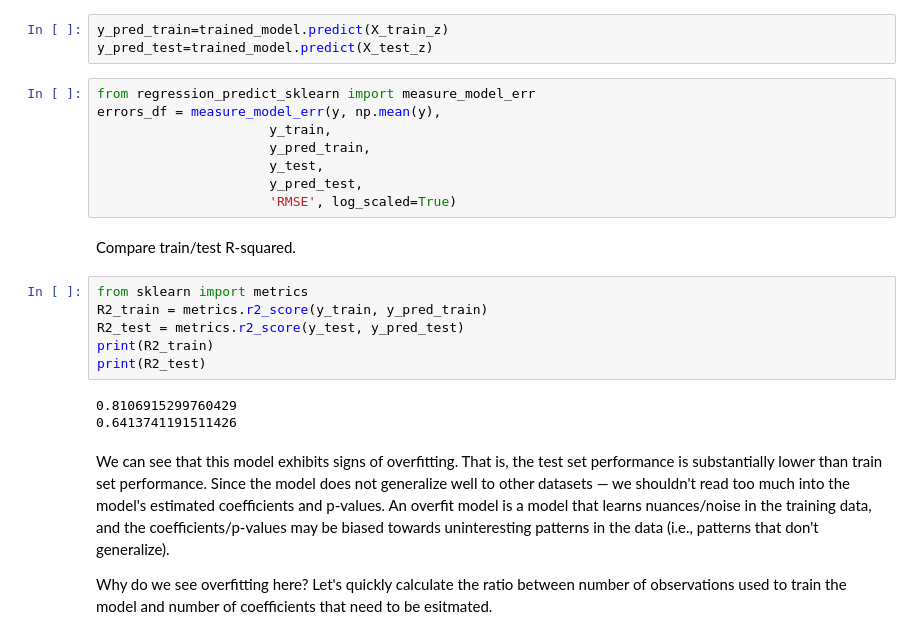
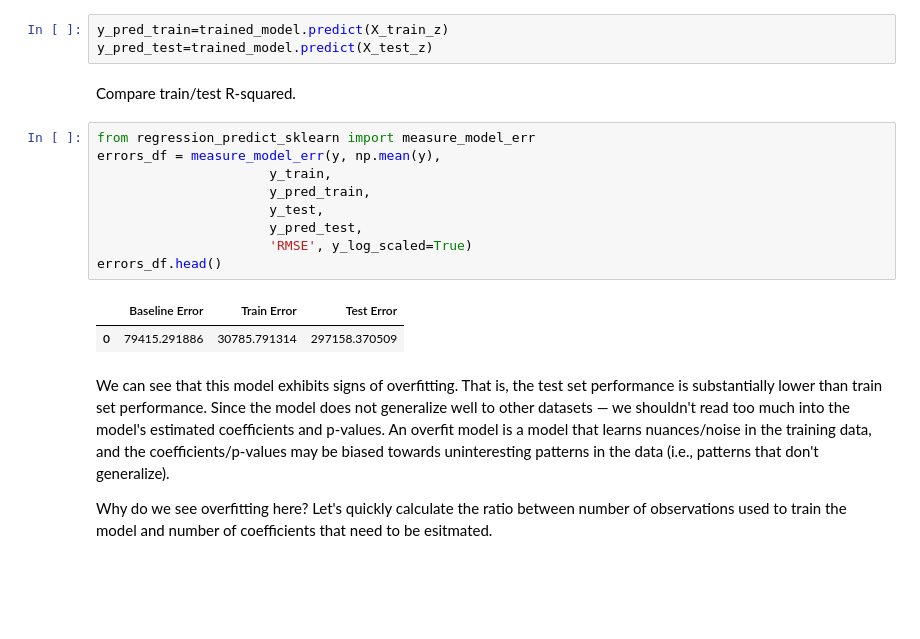
Before and after one commit to carpentries-incubator/high-dimensional-analysis-in-python, a Jupyter notebook: code/04-Relevant-predictors-and-coef-bias.ipynb, the cells around one changed output. Cells and saved outputs as stored; diff of their text form; blank space fills up the shorter version.

```diff
--- a/code/04-Relevant-predictors-and-coef-bias.ipynb
+++ b/code/04-Relevant-predictors-and-coef-bias.ipynb
@@ -448,25 +448,20 @@ Get model predictions on train and test sets.
 # %%
 y_pred_train=trained_model.predict(X_train_z)
 y_pred_test=trained_model.predict(X_test_z)
-# %%
-from regression_predict_sklearn import measure_model_err
-errors_df = measure_model_err(y, np.mean(y),
-                      y_train,
-                      y_pred_train,
-                      y_test,
-                      y_pred_test,
-                      'RMSE', log_scaled=True)
 # %% [markdown]
 Compare train/test R-squared.
-# %%
-from sklearn import metrics
-R2_train = metrics.r2_score(y_train, y_pred_train)
-R2_test = metrics.r2_score(y_test, y_pred_test)
-print(R2_train)
-print(R2_test)
-# %% [output]
-0.8106915299760429
-0.6413741191511426
+# %%
+from regression_predict_sklearn import measure_model_err
+errors_df = measure_model_err(y, np.mean(y),
+                      y_train,
+                      y_pred_train,
+                      y_test,
+                      y_pred_test,
+                      'RMSE', y_log_scaled=True)
+errors_df.head()
+# %% [output]
+|  | Baseline Error | Train Error | Test Error |
+| 0 | 79415.291886 | 30785.791314 | 297158.370509 |
 # %% [markdown]
 We can see that this model exhibits signs of overfitting. That is, the test set performance is substantially lower than train set performance. Since the model does not generalize well to other datasets — we shouldn't read too much into the model's estimated coefficients and p-values. An overfit model is a model that learns nuances/noise in the training data, and the coefficients/p-values may be biased towards uninteresting patterns in the data (i.e., patterns that don't generalize).
 
```
Also changed, not shown: parts of 6 cells of this notebook, 10 other files.
